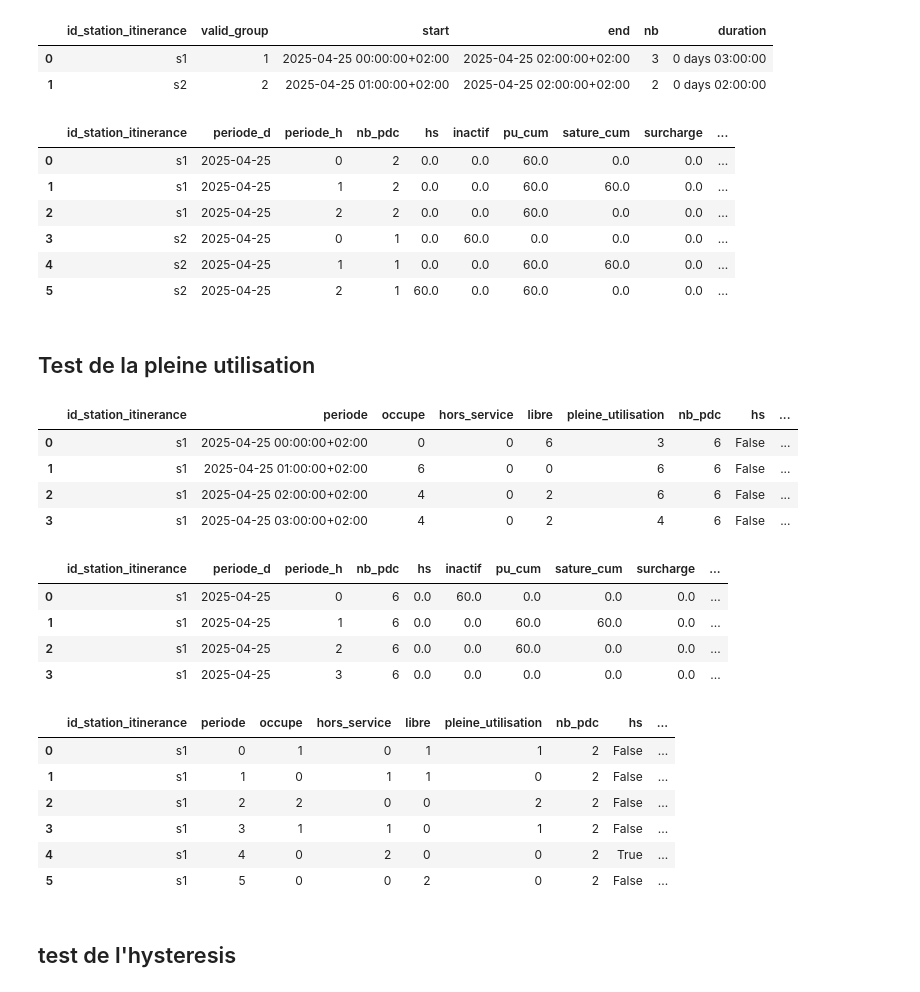
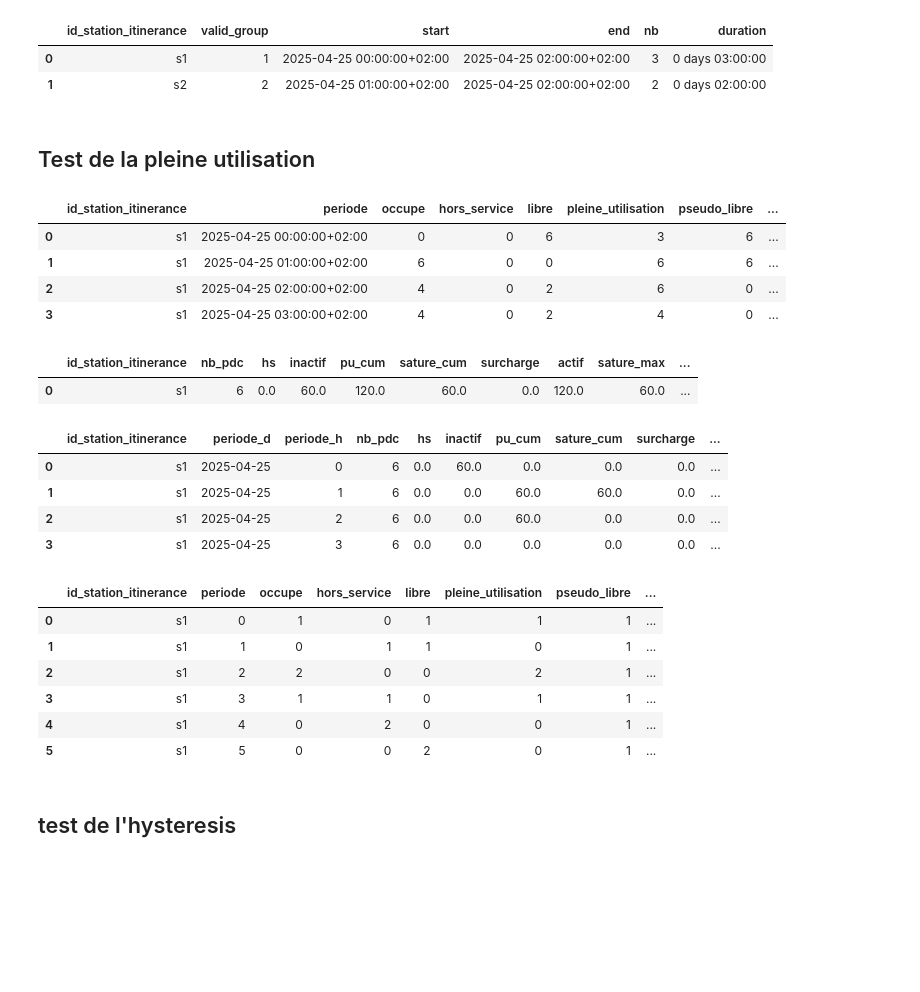
Before and after one commit to loco-labs/qualicharge-rtet, a Jupyter notebook: saturation/source/tests_saturation.ipynb, the cells around one changed output. Drawn from its saved outputs; the diff is of its cells as text; code cells hidden in the pictures; blank space fills up the shorter version.

```diff
--- a/saturation/source/tests_saturation.ipynb
+++ b/saturation/source/tests_saturation.ipynb
@@ -293,18 +294,6 @@ max_duration
 |  | id_station_itinerance | valid_group | start | end | nb | duration |
 | 0 | s1 | 1 | 2025-04-25 00:00:00+02:00 | 2025-04-25 02:00:00+02:00 | 3 | 0 days 03:00:00 |
 | 1 | s2 | 2 | 2025-04-25 01:00:00+02:00 | 2025-04-25 02:00:00+02:00 | 2 | 0 days 02:00:00 |
-# %%
-sampled_state_station_h = to_state_grp_h(sampled_state_station, 'id_station_itinerance', 24, 45)
-assert sampled_state_station_h['sature_cum'].eq(sampled_state_station['sature'] * 60.0).all()
-sampled_state_station_h
-# %% [output]
-|  | id_station_itinerance | periode_d | periode_h | nb_pdc | hs | inactif | pu_cum | sature_cum | surcharge | ... |
-| 0 | s1 | 2025-04-25 | 0 | 2 | 0.0 | 0.0 | 60.0 | 0.0 | 0.0 | ... |
-| 1 | s1 | 2025-04-25 | 1 | 2 | 0.0 | 0.0 | 60.0 | 60.0 | 0.0 | ... |
-| 2 | s1 | 2025-04-25 | 2 | 2 | 0.0 | 0.0 | 60.0 | 0.0 | 0.0 | ... |
-| 3 | s2 | 2025-04-25 | 0 | 1 | 0.0 | 60.0 | 0.0 | 0.0 | 0.0 | ... |
-| 4 | s2 | 2025-04-25 | 1 | 1 | 0.0 | 0.0 | 60.0 | 60.0 | 0.0 | ... |
-| 5 | s2 | 2025-04-25 | 2 | 1 | 60.0 | 0.0 | 60.0 | 0.0 | 0.0 | ... |
 # %% [markdown]
 ## Test de la pleine utilisation
 # %%
@@ -318,7 +307,9 @@ test = pd.DataFrame({'id_pdc_itinerance': ['p1', 'p1', 'p1', 'p1',
                                            'p6', 'p6', 'p6', 'p3'],
                      'periode' : [timestamp + pd.Timedelta(hours=val) for val in [0, 1, 2, 3] * 6],
                      # 'periode' : timestamp,
-                     'state' : ['libre', 'occupe', 'occupe', 'occupe'] * 6})
+                     'state' : ['libre', 'occupe', 'occupe', 'occupe'] * 6,
+                     'pseudo_libre' : [True, True, False, False] * 6,
+                     'pseudo_occupe' : [False, True, True, False] * 6})
 stations = pd.DataFrame({'id_pdc_itinerance': ['p1', 'p2', 'p3', 'p4', 'p5', 'p6'],
                          'id_station_itinerance': ['s1'] * 6})
 res = to_sampled_state_grp(test, stations, 'id_station_itinerance', 0.01, 0.2)
@@ -338,11 +329,20 @@ assert res['pu'][2]
 assert not res['pu'][3]
 res
 # %% [output]
-|  | id_station_itinerance | periode | occupe | hors_service | libre | pleine_utilisation | nb_pdc | hs | ... |
-| 0 | s1 | 2025-04-25 00:00:00+02:00 | 0 | 0 | 6 | 3 | 6 | False | ... |
-| 1 | s1 | 2025-04-25 01:00:00+02:00 | 6 | 0 | 0 | 6 | 6 | False | ... |
-| 2 | s1 | 2025-04-25 02:00:00+02:00 | 4 | 0 | 2 | 6 | 6 | False | ... |
-| 3 | s1 | 2025-04-25 03:00:00+02:00 | 4 | 0 | 2 | 4 | 6 | False | ... |
+|  | id_station_itinerance | periode | occupe | hors_service | libre | pleine_utilisation | pseudo_libre | ... |
+| 0 | s1 | 2025-04-25 00:00:00+02:00 | 0 | 0 | 6 | 3 | 6 | ... |
+| 1 | s1 | 2025-04-25 01:00:00+02:00 | 6 | 0 | 0 | 6 | 6 | ... |
+| 2 | s1 | 2025-04-25 02:00:00+02:00 | 4 | 0 | 2 | 6 | 0 | ... |
+| 3 | s1 | 2025-04-25 03:00:00+02:00 | 4 | 0 | 2 | 4 | 0 | ... |
+# %%
+res_d = to_state_grp_d(res, 'id_station_itinerance', 24 )
+assert res_d['pu_max'].values[0] == 60.0
+assert res_d['sature_max'].values[0] == 60.0
+assert list(res_d[["hs", "inactif", "pu_cum", "sature_cum", "surcharge", "actif"]].values[0]) == list((res[["hs", "inactif", "pu", "sature", "surcharge", "actif"]].sum() * 60.0).values)
+res_d
+# %% [output]
+|  | id_station_itinerance | nb_pdc | hs | inactif | pu_cum | sature_cum | surcharge | actif | sature_max | ... |
+| 0 | s1 | 6 | 0.0 | 60.0 | 120.0 | 60.0 | 0.0 | 120.0 | 60.0 | ... |
 # %%
 res_h = to_state_grp_h(res, 'id_station_itinerance', 24, 45 )
 assert res_h['sature_cum'].eq(res['sature'] * 60.0).all()
@@ -356,21 +356,23 @@ res_h
 # %%
 test = pd.DataFrame({'id_pdc_itinerance': ['p1', 'p1', 'p1', 'p1', 'p1', 'p1',
                                            'p2', 'p2', 'p2', 'p2', 'p2', 'p2'],
                      'periode' : [0, 1, 2, 3, 4, 5,
                                   0, 1, 2, 3, 4, 5],
                      'state' : ['occupe', 'hors_service', 'occupe', 'occupe', 'hors_service', 'libre',
-                                'libre', 'libre', 'occupe', 'hors_service', 'hors_service', 'libre']})
+                                'libre', 'libre', 'occupe', 'hors_service', 'hors_service', 'libre'],
+                     'pseudo_libre' : [True, True, False, False] * 3,
+                     'pseudo_occupe' : [False, True, True, False] * 3})
 stations = pd.DataFrame({'id_pdc_itinerance': ['p1', 'p2'],
                          'id_station_itinerance': ['s1', 's1']})
 to_sampled_state_grp(test, stations, 'id_station_itinerance', 0.1, 0.2)
 # %% [output]
-|  | id_station_itinerance | periode | occupe | hors_service | libre | pleine_utilisation | nb_pdc | hs | ... |
-| 0 | s1 | 0 | 1 | 0 | 1 | 1 | 2 | False | ... |
-| 1 | s1 | 1 | 0 | 1 | 1 | 0 | 2 | False | ... |
-| 2 | s1 | 2 | 2 | 0 | 0 | 2 | 2 | False | ... |
-| 3 | s1 | 3 | 1 | 1 | 0 | 1 | 2 | False | ... |
-| 4 | s1 | 4 | 0 | 2 | 0 | 0 | 2 | True | ... |
-| 5 | s1 | 5 | 0 | 0 | 2 | 0 | 2 | False | ... |
+|  | id_station_itinerance | periode | occupe | hors_service | libre | pleine_utilisation | pseudo_libre | ... |
+| 0 | s1 | 0 | 1 | 0 | 1 | 1 | 1 | ... |
+| 1 | s1 | 1 | 0 | 1 | 1 | 0 | 1 | ... |
+| 2 | s1 | 2 | 2 | 0 | 0 | 2 | 1 | ... |
+| 3 | s1 | 3 | 1 | 1 | 0 | 1 | 1 | ... |
+| 4 | s1 | 4 | 0 | 2 | 0 | 0 | 1 | ... |
+| 5 | s1 | 5 | 0 | 0 | 2 | 0 | 1 | ... |
 # %% [markdown]
 ## test de l'hysteresis
 # %%
```
Also changed, not shown: parts of 4 cells of this notebook, 2 other files.
